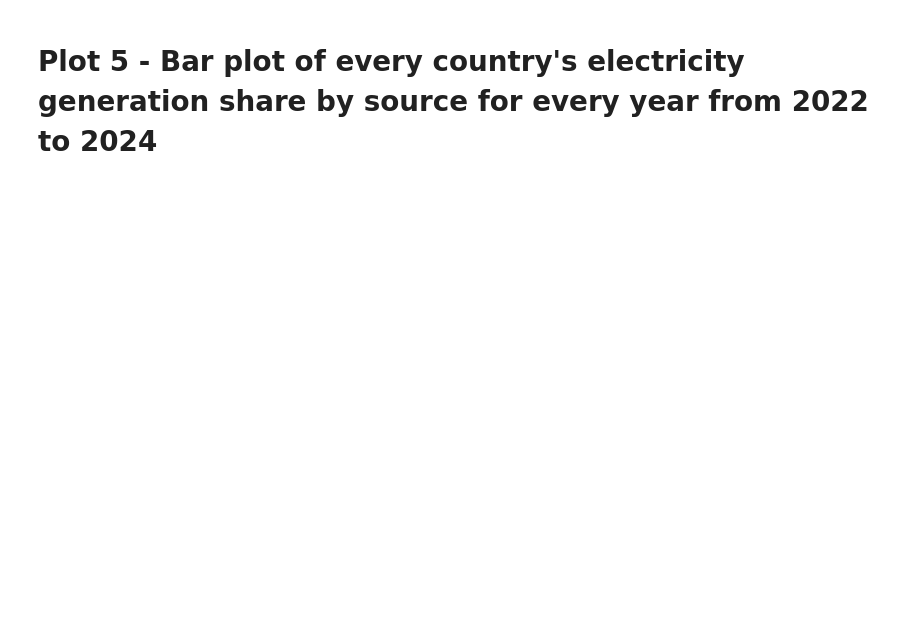
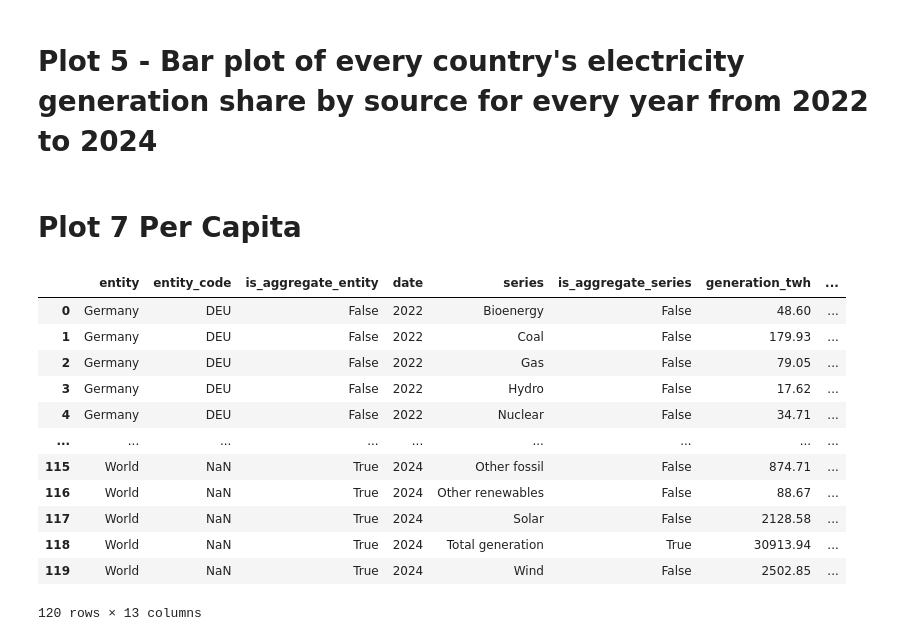
Before and after one commit to klfl1012/qmas_case_study_renewables, a Jupyter notebook: data_vis.ipynb, the cells around one changed output. Saved outputs shown, nothing was run; the diff lists cells and outputs as text; code cells hidden in the pictures; blank space fills up the shorter version.

```diff
--- a/data_vis.ipynb
+++ b/data_vis.ipynb
@@ -217,0 +202,22 @@ fig.write_html("all_entities_electricity_gen_share.html", include_plotlyjs="cdn"
+# %% [markdown]
+# Plot 7 Per Capita
+# %%
+import pandas as pd
+
+df_1 = pd.read_csv("ember_yearly_electricity-generation_per_capita.csv")
+# %%
+df_1
+# %% [output]
+|  | entity | entity_code | is_aggregate_entity | date | series | is_aggregate_series | generation_twh | ... |
+| 0 | Germany | DEU | False | 2022 | Bioenergy | False | 48.60 | ... |
+| 1 | Germany | DEU | False | 2022 | Coal | False | 179.93 | ... |
+| 2 | Germany | DEU | False | 2022 | Gas | False | 79.05 | ... |
+| 3 | Germany | DEU | False | 2022 | Hydro | False | 17.62 | ... |
+| 4 | Germany | DEU | False | 2022 | Nuclear | False | 34.71 | ... |
+| ... | ... | ... | ... | ... | ... | ... | ... | ... |
+| 115 | World | NaN | True | 2024 | Other fossil | False | 874.71 | ... |
+| 116 | World | NaN | True | 2024 | Other renewables | False | 88.67 | ... |
+| 117 | World | NaN | True | 2024 | Solar | False | 2128.58 | ... |
+| 118 | World | NaN | True | 2024 | Total generation | True | 30913.94 | ... |
+| 119 | World | NaN | True | 2024 | Wind | False | 2502.85 | ... |
+120 rows × 13 columns
```
Also changed, not shown: parts of 12 cells of this notebook, 2 other files.
